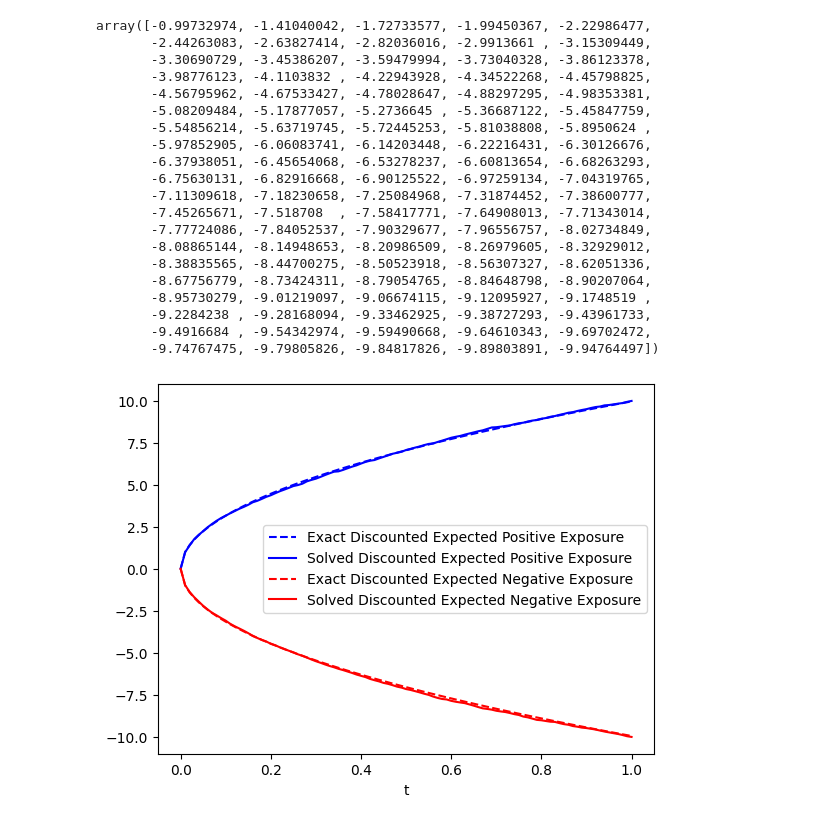
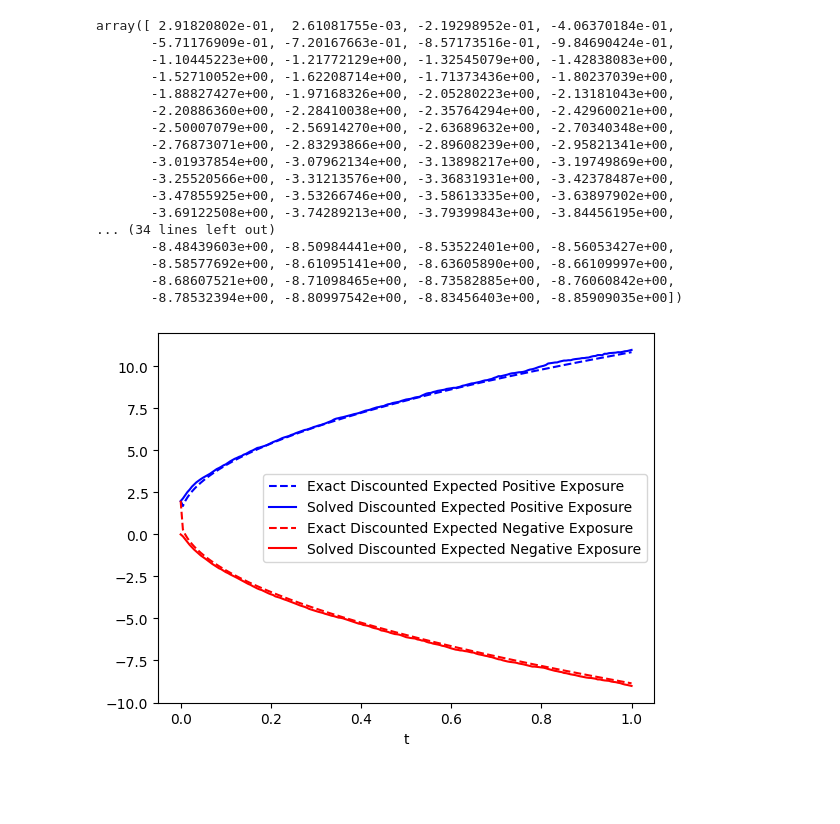
Before and after one commit to Aadhithya-06/Final-Year-Project, a Jupyter notebook: ForwardPricing1D.ipynb, the cells around one changed output. Drawn from its saved outputs; the diff is of its cells as text; code cells hidden in the pictures; blank space fills up the shorter version.

```diff
--- a/ForwardPricing1D.ipynb
+++ b/ForwardPricing1D.ipynb
@@ -102,6 +101,6 @@ X_preds.shape
 # %%
-Y_preds = Y_pred.reshape(8192,101) * 100
+Y_preds = Y_pred.reshape(8192,201) * 100
 # %%
-time_stamps = t_test[0].reshape(101,)
+time_stamps = t_test[0].reshape(201,)
 time_stamps
 # %% [output]
@@ -166,7 +171,7 @@ rv = norm()
 x_init = 100.0
 strike = 100.0
 sigma = 0.25
-r = 0.0
+r = 0.02
 # %%
 d1 = np.array([(-r * s + np.log(x_init/strike) + (r+sigma**2/2)*s)/sigma/np.sqrt(s)
             for s in time_stamps[1:]])
@@ -198,39 +200,36 @@ array([0.99732974, 1.41040042, 1.72733577, 1.99450367, 2.22986477,
 # %%
-ene_exact = x_init*rv.cdf(-d1) - strike*np.exp(-0)*rv.cdf(-d2)
+ene_exact = x_init*rv.cdf(-d1) - strike*np.exp(-r)*rv.cdf(-d2)
 ene_exact
 # %% [output]
-array([-0.99732974, -1.41040042, -1.72733577, -1.99450367, -2.22986477,
-       -2.44263083, -2.63827414, -2.82036016, -2.9913661 , -3.15309449,
-       -3.30690729, -3.45386207, -3.59479994, -3.73040328, -3.86123378,
-       -3.98776123, -4.1103832 , -4.22943928, -4.34522268, -4.45798825,
-       -4.56795962, -4.67533427, -4.78028647, -4.88297295, -4.98353381,
-       -5.08209484, -5.17877057, -5.2736645 , -5.36687122, -5.45847759,
-       -5.54856214, -5.63719745, -5.72445253, -5.81038808, -5.8950624 ,
-       -5.97852905, -6.06083741, -6.14203448, -6.22216431, -6.30126676,
-       -6.37938051, -6.45654068, -6.53278237, -6.60813654, -6.68263293,
-       -6.75630131, -6.82916668, -6.90125522, -6.97259134, -7.04319765,
-       -7.11309618, -7.18230658, -7.25084968, -7.31874452, -7.38600777,
-       -7.45265671, -7.518708  , -7.58417771, -7.64908013, -7.71343014,
-       -7.77724086, -7.84052537, -7.90329677, -7.96556757, -8.02734849,
-       -8.08865144, -8.14948653, -8.20986509, -8.26979605, -8.32929012,
-       -8.38835565, -8.44700275, -8.50523918, -8.56307327, -8.62051336,
-       -8.67756779, -8.73424311, -8.79054765, -8.84648798, -8.90207064,
-       -8.95730279, -9.01219097, -9.06674115, -9.12095927, -9.1748519 ,
-       -9.2284238 , -9.28168094, -9.33462925, -9.38727293, -9.43961733,
-       -9.4916684 , -9.54342974, -9.59490668, -9.64610343, -9.69702472,
-       -9.74767475, -9.79805826, -9.84817826, -9.89803891, -9.94764497])
+array([ 2.91820802e-01,  2.61081755e-03, -2.19298952e-01, -4.06370184e-01,
+       -5.71176909e-01, -7.20167663e-01, -8.57173516e-01, -9.84690424e-01,
+       -1.10445223e+00, -1.21772129e+00, -1.32545079e+00, -1.42838083e+00,
+       -1.52710052e+00, -1.62208714e+00, -1.71373436e+00, -1.80237039e+00,
+       -1.88827427e+00, -1.97168326e+00, -2.05280223e+00, -2.13181043e+00,
+       -2.20886360e+00, -2.28410038e+00, -2.35764294e+00, -2.42960021e+00,
+       -2.50007079e+00, -2.56914270e+00, -2.63689632e+00, -2.70340348e+00,
+       -2.76873071e+00, -2.83293866e+00, -2.89608239e+00, -2.95821341e+00,
+       -3.01937854e+00, -3.07962134e+00, -3.13898217e+00, -3.19749869e+00,
+       -3.25520566e+00, -3.31213576e+00, -3.36831931e+00, -3.42378487e+00,
+       -3.47855925e+00, -3.53266746e+00, -3.58613335e+00, -3.63897902e+00,
+       -3.69122508e+00, -3.74289213e+00, -3.79399843e+00, -3.84456195e+00,
+... (34 lines left out)
+       -8.48439603e+00, -8.50984441e+00, -8.53522401e+00, -8.56053427e+00,
+       -8.58577692e+00, -8.61095141e+00, -8.63605890e+00, -8.66109997e+00,
+       -8.68607521e+00, -8.71098465e+00, -8.73582885e+00, -8.76060842e+00,
+       -8.78532394e+00, -8.80997542e+00, -8.83456403e+00, -8.85909035e+00])
 # %%
     fig = plt.figure()
-    plt.plot(time_stamps,[0.0]+list(epe_exact),'b--',label='Exact Discounted Expected Positive Exposure')
+    plt.plot(time_stamps,[2.0]+list(epe_exact),'b--',label='Exact Discounted Expected Positive Exposure')
     plt.plot(time_stamps,np.transpose(epe),'b',label='Solved Discounted Expected Positive Exposure' )
 
-    plt.plot(time_stamps,[0.0]+list(ene_exact),'r--',label='Exact Discounted Expected Negative Exposure')
+    plt.plot(time_stamps,[2.0]+list(ene_exact),'r--',label='Exact Discounted Expected Negative Exposure')
     plt.plot(time_stamps,np.transpose(ene),'r',label='Solved Discounted Expected Negative Exposure')
 
     plt.xlabel('t')
     plt.legend()
 
     plt.show()
 # %% [output]
-[figure, old version]
+[figure, new version]
 # %%
```
Also changed, not shown: parts of 12 cells of this notebook, 3 other files.
